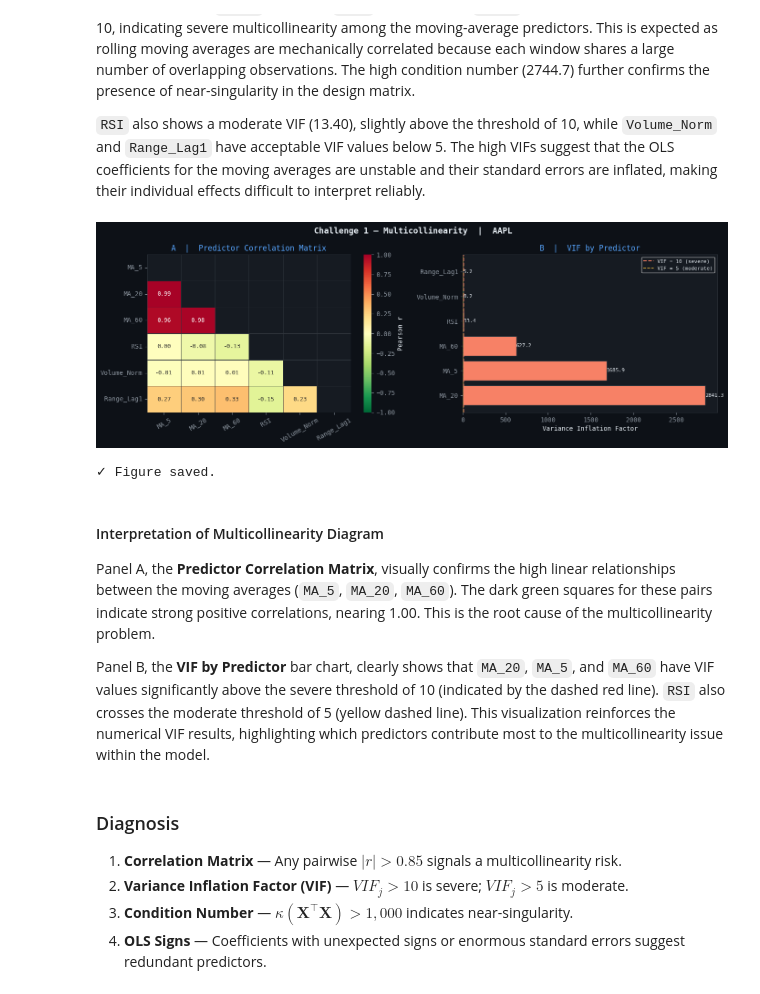
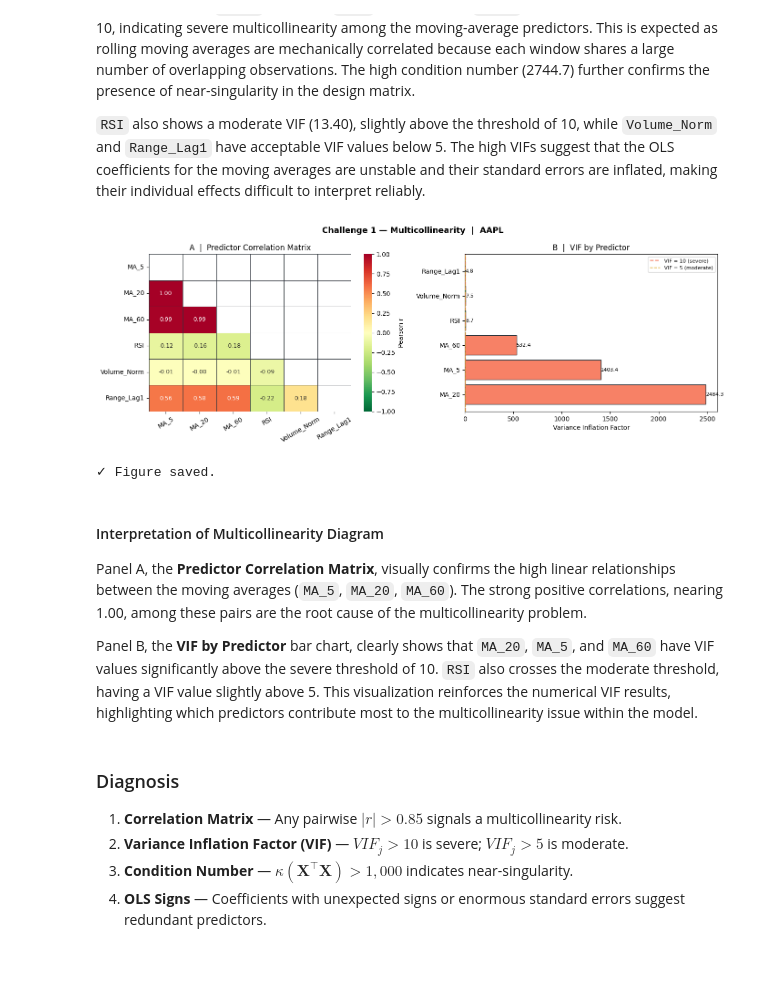
Before and after one commit to Benia-isheanopa/Financial-econometrics, a Jupyter notebook: financial_econometrics_project1.ipynb, the cells around one changed output. Cells and saved outputs as stored; diff of their text form; code cells hidden in the pictures; blank space fills up the shorter version.

```diff
--- a/financial_econometrics_project1.ipynb
+++ b/financial_econometrics_project1.ipynb
@@ -68,10 +68,13 @@ print('✓ Libraries loaded successfully.')
 ✓ Libraries loaded successfully.
 # %%
 # ── DATA ACQUISITION ───────────────────────────────────────────────────────
-# Source: Yahoo Finance  |  Ticker: AAPL  |  Period: 5 years
+# Source: Yahoo Finance  |  Ticker: AAPL  |  Period: 2018-01-01 to 2025-12-31
+import yfinance as yf
+import pandas as pd
+import numpy as np
 
 ticker = yf.Ticker('AAPL')
-raw = ticker.history(period='5y')
+raw = ticker.history(start='2018-01-01', end='2025-12-31')
 raw.index = pd.to_datetime(raw.index)
 
 df = raw[['Open','High','Low','Close','Volume']].copy()
@@ -186,47 +194,55 @@ The VIF values for `MA_20` (2841.29), `MA_5` (1685.87), and `MA_60` (627.21) sig
 `RSI` also shows a moderate VIF (13.40), slightly above the threshold of 10, while `Volume_Norm` and `Range_Lag1` have acceptable VIF values below 5. The high VIFs suggest that the OLS coefficients for the moving averages are unstable and their standard errors are inflated, making their individual effects difficult to interpret reliably.
 # %%
 # ── DIAGRAM: Multicollinearity ────────────────────────────────────────────
+import matplotlib.pyplot as plt
+import numpy as np
+import seaborn as sns
+
+ACCENT   = '#58a6ff'
+ACCENT2  = '#f78166'
+ACCENT3  = '#3fb950'
+ACCENT4  = '#d2a8ff'
 
 fig, axes = plt.subplots(1, 2, figsize=(14, 5))
 fig.suptitle('Challenge 1 — Multicollinearity  |  AAPL', fontweight='bold', fontsize=13)
 
 # Panel A: Correlation Heat Map
 corr = X_mc.corr()
 mask = np.triu(np.ones_like(corr, dtype=bool))
 sns.heatmap(corr, ax=axes[0], annot=True, fmt='.2f', cmap='RdYlGn_r',
             linewidths=0.5, linecolor='#30363d', mask=mask,
             annot_kws={'size': 9}, vmin=-1, vmax=1,
             cbar_kws={'label': 'Pearson r'})
 axes[0].set_title('A  |  Predictor Correlation Matrix')
 axes[0].tick_params(axis='x', rotation=30)
 
 # Panel B: VIF Bar Chart
 colors = [ACCENT2 if v > 10 else ACCENT3 if v > 5 else ACCENT
           for v in vif_data['VIF']]
 bars = axes[1].barh(vif_data['Feature'], vif_data['VIF'], color=colors, edgecolor='#30363d')
 axes[1].axvline(10, color=ACCENT2, linestyle='--', linewidth=1.5, label='VIF = 10 (severe)')
 axes[1].axvline(5,  color='#e3b341', linestyle='--', linewidth=1.2, label='VIF = 5 (moderate)')
 axes[1].set_xlabel('Variance Inflation Factor')
 axes[1].set_title('B  |  VIF by Predictor')
 axes[1].legend(fontsize=8)
 for bar, val in zip(bars, vif_data['VIF']):
     axes[1].text(bar.get_width() + 0.3, bar.get_y() + bar.get_height()/2,
                  f'{val:.1f}', va='center', fontsize=8)
 
 plt.tight_layout()
 plt.savefig('multicollinearity_diagram.png', dpi=150, bbox_inches='tight',
             facecolor='#0d1117')
 plt.show()
 print('✓ Figure saved.')
 # %% [output]
-[figure, old version]
+[figure, new version]
 ✓ Figure saved.
 # %% [markdown]
 #### Interpretation of Multicollinearity Diagram
 
-Panel A, the **Predictor Correlation Matrix**, visually confirms the high linear relationships between the moving averages (`MA_5`, `MA_20`, `MA_60`). The dark green squares for these pairs indicate strong positive correlations, nearing 1.00. This is the root cause of the multicollinearity problem.
+Panel A, the **Predictor Correlation Matrix**, visually confirms the high linear relationships between the moving averages (`MA_5`, `MA_20`, `MA_60`). The strong positive correlations, nearing 1.00, among these pairs are the root cause of the multicollinearity problem.
 
-Panel B, the **VIF by Predictor** bar chart, clearly shows that `MA_20`, `MA_5`, and `MA_60` have VIF values significantly above the severe threshold of 10 (indicated by the dashed red line). `RSI` also crosses the moderate threshold of 5 (yellow dashed line). This visualization reinforces the numerical VIF results, highlighting which predictors contribute most to the multicollinearity issue within the model.
+Panel B, the **VIF by Predictor** bar chart, clearly shows that `MA_20`, `MA_5`, and `MA_60` have VIF values significantly above the severe threshold of 10. `RSI` also crosses the moderate threshold, having a VIF value slightly above 5. This visualization reinforces the numerical VIF results, highlighting which predictors contribute most to the multicollinearity issue within the model.
 # %% [markdown]
 ### Diagnosis
 
```
Also changed, not shown: parts of 25 cells of this notebook.
